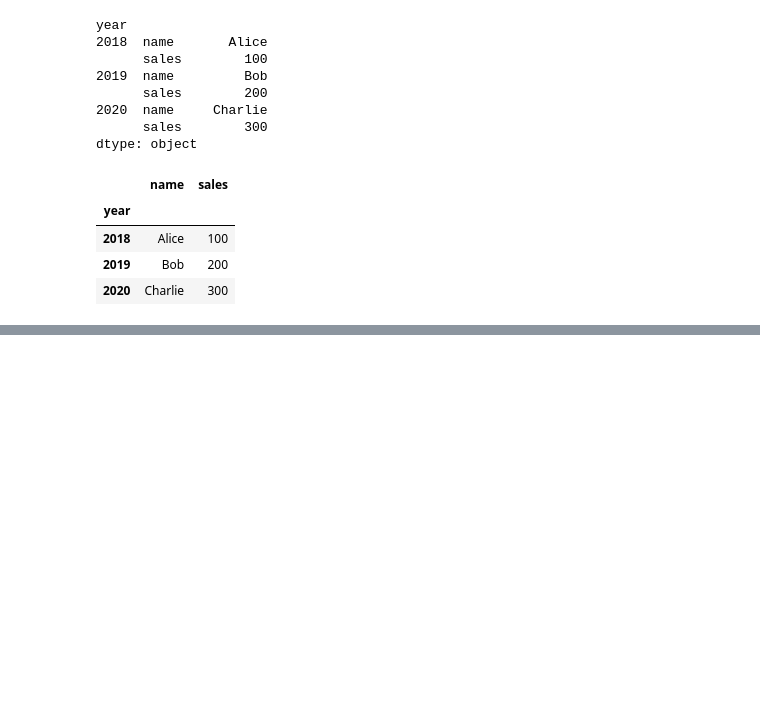
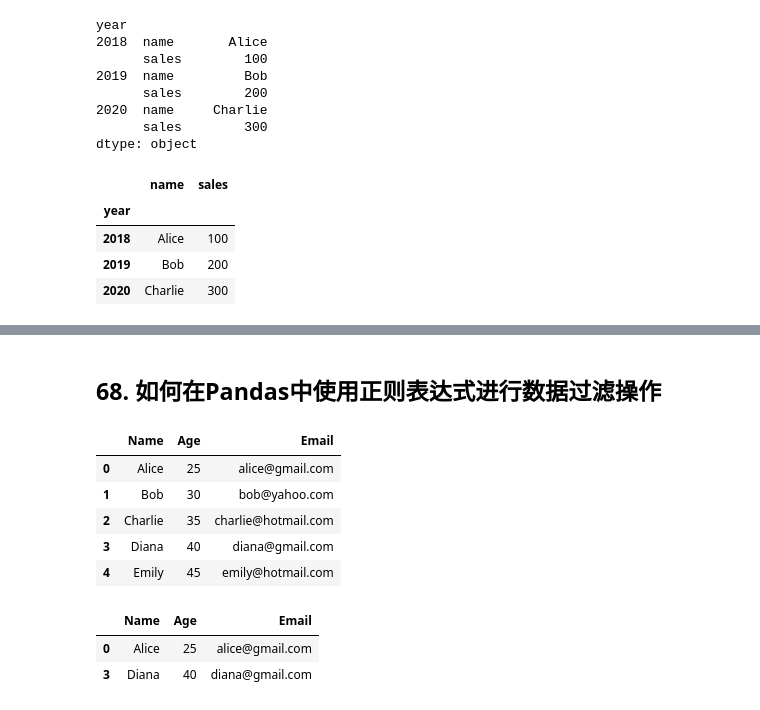
Before and after one commit to MaNingning825/demo, a Jupyter notebook: python/pandas02.ipynb, the cells around one changed output, grey strips where cells are left out. Drawn from its saved outputs; the diff is of its cells as text; code cells hidden in the pictures; blank space fills up the shorter version.

```diff
--- a/python/pandas02.ipynb
+++ b/python/pandas02.ipynb
@@ -375,0 +538,24 @@ unstacked
+# %% [markdown]
+## 68. 如何在Pandas中使用正则表达式进行数据过滤操作
+# %%
+data = {'Name':['Alice','Bob','Charlie','Diana','Emily'],
+        'Age':[25,30,35,40,45],
+        'Email':['alice@gmail.com','bob@yahoo.com','charlie@hotmail.com','diana@gmail.com','emily@hotmail.com']
+}
+df = pd.DataFrame(data=data)
+# %%
+df
+# %% [output]
+|  | Name | Age | Email |
+| 0 | Alice | 25 | alice@gmail.com |
+| 1 | Bob | 30 | bob@yahoo.com |
+| 2 | Charlie | 35 | charlie@hotmail.com |
+| 3 | Diana | 40 | diana@gmail.com |
+| 4 | Emily | 45 | emily@hotmail.com |
+# %%
+data_1 = df[df['Email'].str.contains('gmail')]
+data_1
+# %% [output]
+|  | Name | Age | Email |
+| 0 | Alice | 25 | alice@gmail.com |
+| 3 | Diana | 40 | diana@gmail.com |
```
Also changed, not shown: parts of 47 cells of this notebook, 4 other files.
